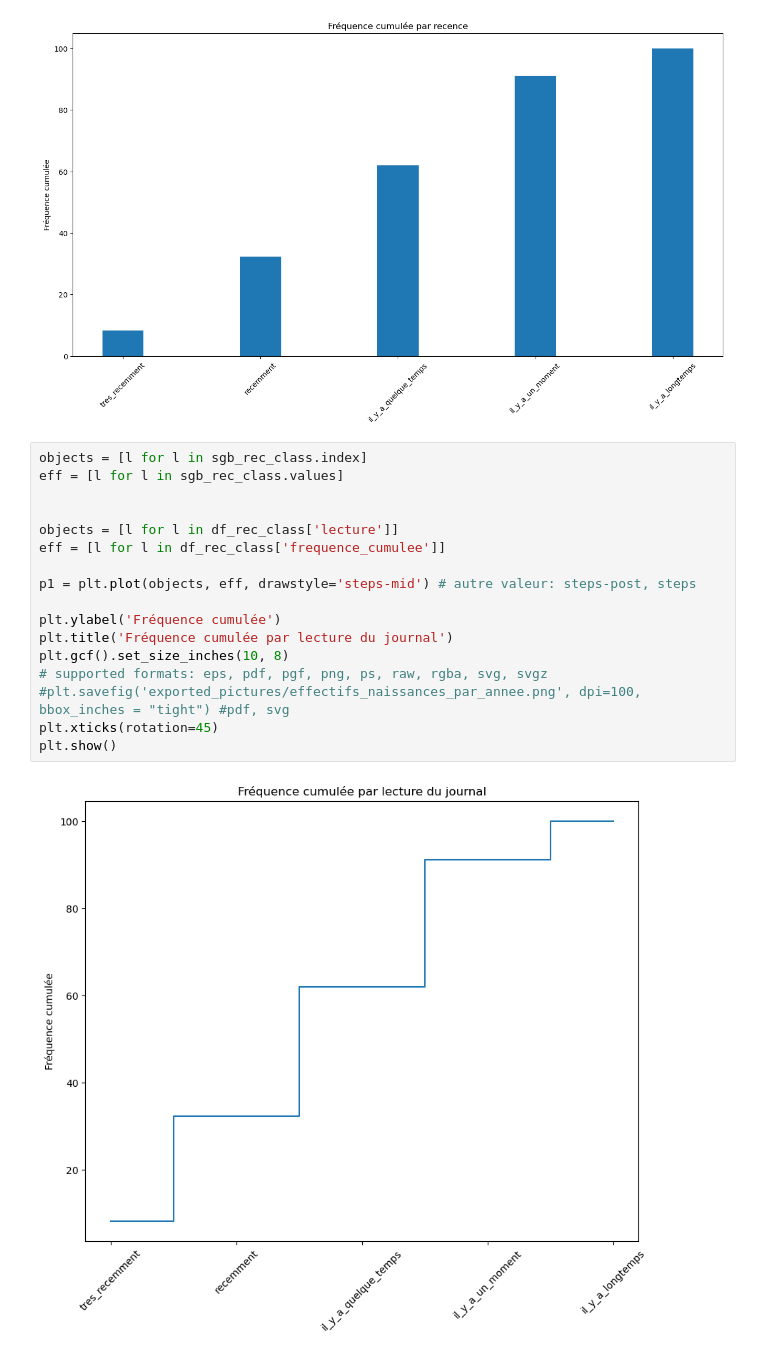
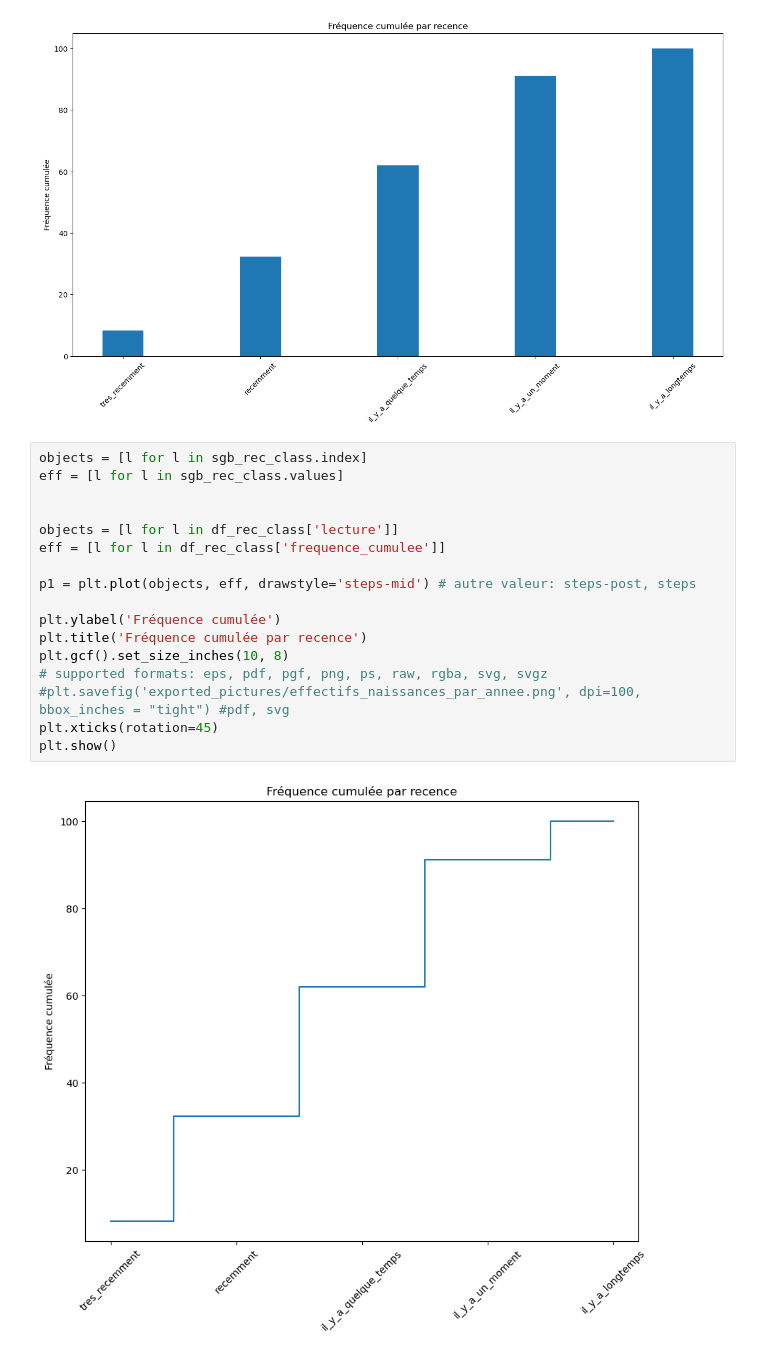
Before and after one commit to ma-maillard/maillard_math, a Jupyter notebook: notebook_jupyter/analyse_univ_qual.ipynb, the cells around one changed output. Saved outputs shown, nothing was run; the diff lists cells and outputs as text.

```diff
--- a/notebook_jupyter/analyse_univ_qual.ipynb
+++ b/notebook_jupyter/analyse_univ_qual.ipynb
@@ -436,19 +444,19 @@ plt.show()
 # %%
 objects = [l for l in sgb_rec_class.index]
 eff = [l for l in sgb_rec_class.values]
 
 
 objects = [l for l in df_rec_class['lecture']]
 eff = [l for l in df_rec_class['frequence_cumulee']]
 
 p1 = plt.plot(objects, eff, drawstyle='steps-mid') # autre valeur: steps-post, steps
 
 plt.ylabel('Fréquence cumulée')
-plt.title('Fréquence cumulée par lecture du journal')
+plt.title('Fréquence cumulée par recence')
 plt.gcf().set_size_inches(10, 8)
 # supported formats: eps, pdf, pgf, png, ps, raw, rgba, svg, svgz
 #plt.savefig('exported_pictures/effectifs_naissances_par_annee.png', dpi=100, bbox_inches = "tight") #pdf, svg
 plt.xticks(rotation=45)
 plt.show()
 # %% [output]
-[figure, old version]
+[figure, new version]
```
Also changed, not shown: parts of 5 cells of this notebook.
